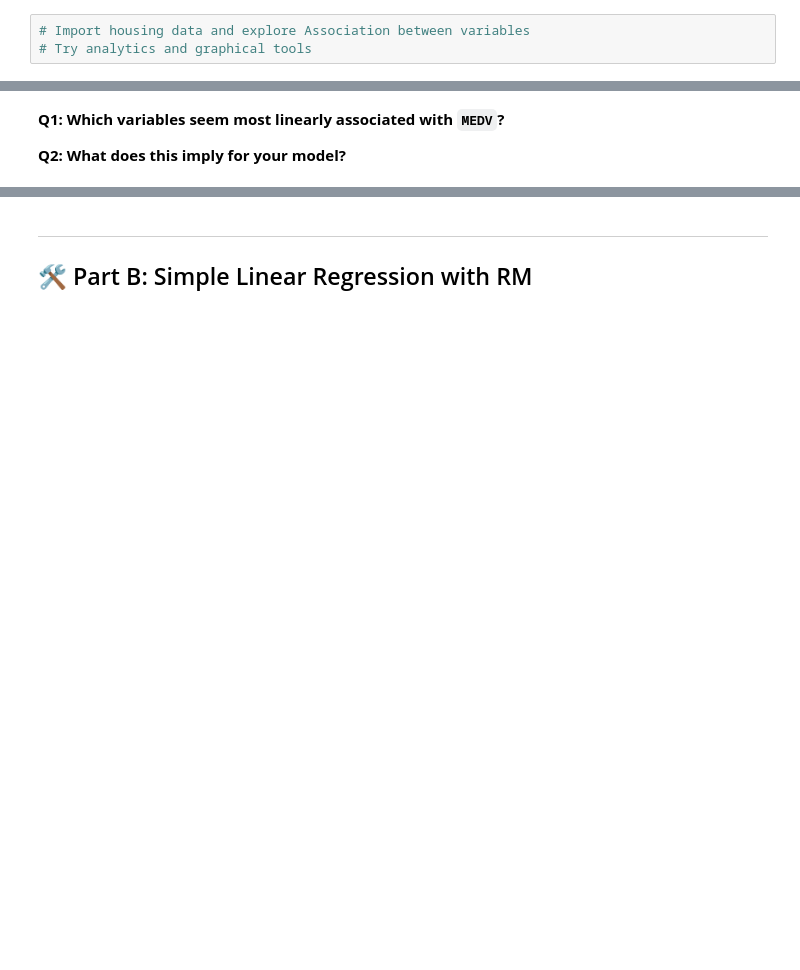
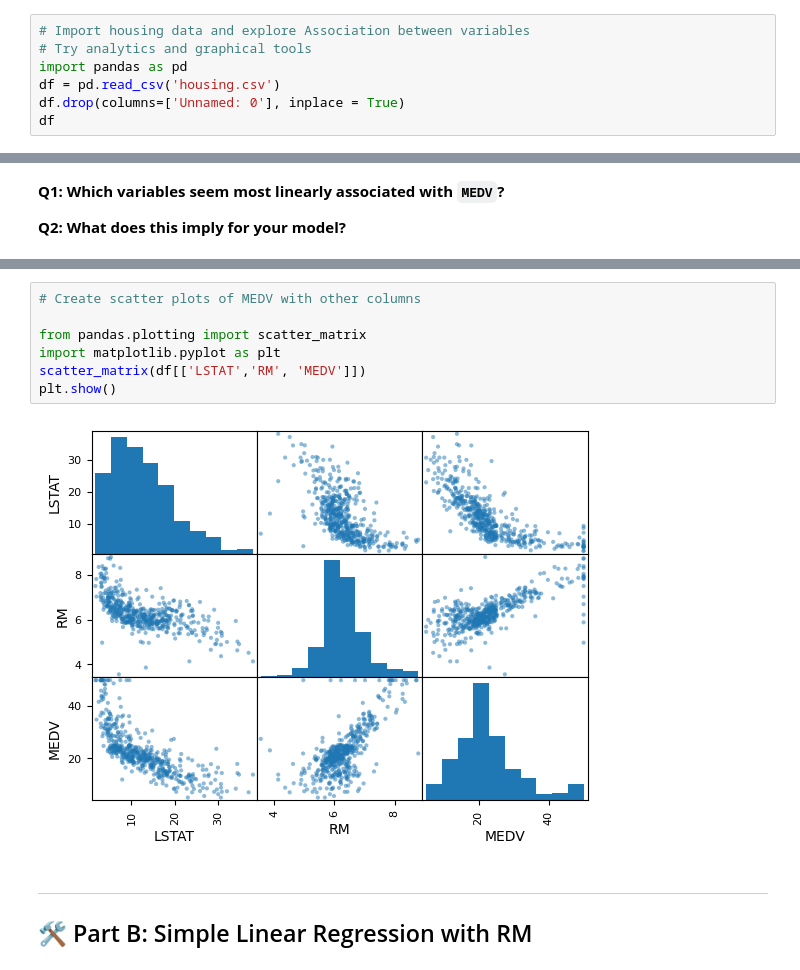
Before and after one commit to bruno-sassi/data_analytics_MSc, a Jupyter notebook: Projects/CaseStudy3/M6/Linear_Regression_Module6_Exercise_questions.ipynb, the cells around one changed output, grey strips where cells are left out. Drawn from its saved outputs; the diff is of its cells as text; blank space fills up the shorter version.

```diff
--- a/Projects/CaseStudy3/M6/Linear_Regression_Module6_Exercise_questions.ipynb
+++ b/Projects/CaseStudy3/M6/Linear_Regression_Module6_Exercise_questions.ipynb
@@ -9,3 +9,7 @@ This notebook is an in-class exercise to explore linear regression using Python,
 # %%
 # Import housing data and explore Association between variables
 # Try analytics and graphical tools
+import pandas as pd
+df = pd.read_csv('housing.csv')
+df.drop(columns=['Unnamed: 0'], inplace = True)
+df
@@ -16,3 +43,12 @@ This notebook is an in-class exercise to explore linear regression using Python,
+# %%
+# Create scatter plots of MEDV with other columns
+
+from pandas.plotting import scatter_matrix
+import matplotlib.pyplot as plt
+scatter_matrix(df[['LSTAT','RM', 'MEDV']])
+plt.show()
+# %% [output]
+[figure, added]
 # %% [markdown]
 ---
 ## 🛠️ Part B: Simple Linear Regression with RM
```
Also changed, not shown: parts of 12 cells of this notebook, 12 other files.
